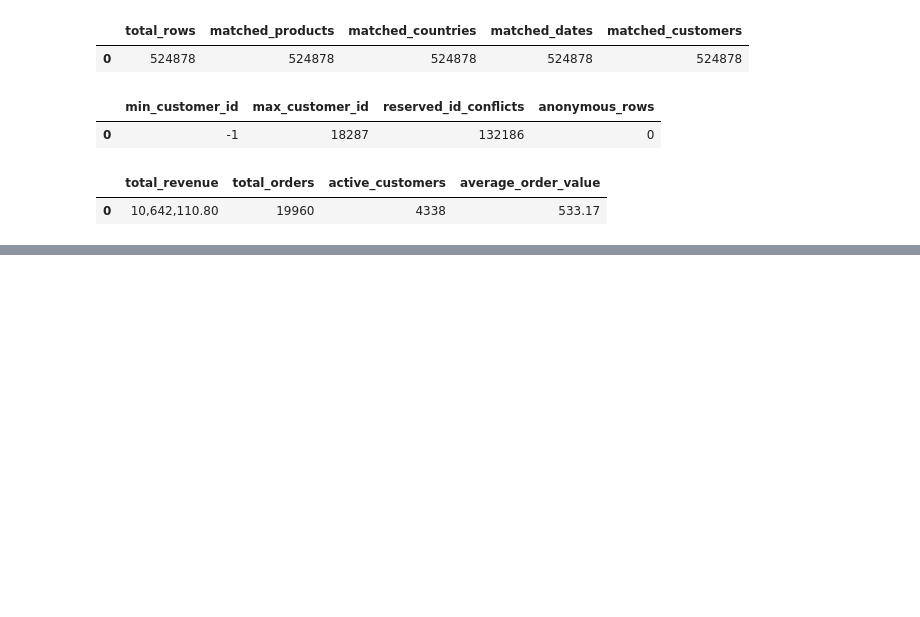
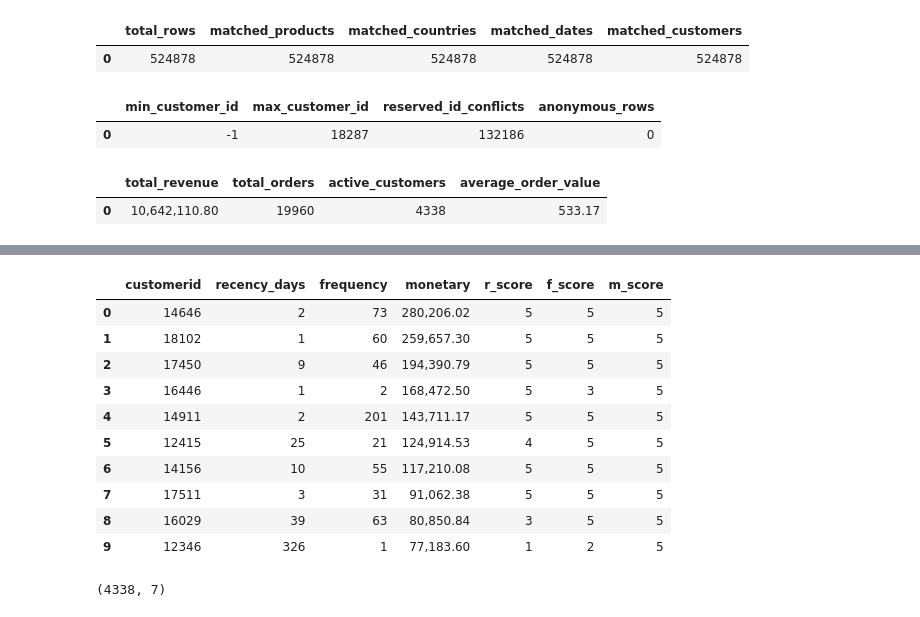
Before and after one commit to yara951/customer-analytics-dashboard, a Jupyter notebook: notebooks/04_sql_advanced.ipynb, the cells around one changed output, grey strips where cells are left out. Drawn from its saved outputs; the diff is of its cells as text; code cells hidden in the pictures; blank space fills up the shorter version.

```diff
--- a/notebooks/04_sql_advanced.ipynb
+++ b/notebooks/04_sql_advanced.ipynb
@@ -1062,0 +1119,13 @@ display(final_kpi_df)
+# %%
+query_rfm_check = """
+SELECT *
+FROM public.dim_customer
+LIMIT 10;
+"""
+
+with engine.connect() as connection:
+    rfm_check_df = pd.read_sql_query(
+        text(query_rfm_check), connection
+    )
+
+display(rfm_check_df)
@@ -1062,0 +1178,51 @@ display(final_kpi_df)
+# %%
+query_rfm_scores = """
+WITH rfm AS (
+    SELECT
+        customerid,
+        DATE '2011-12-10' - MAX(sale_date) AS recency_days,
+        COUNT(DISTINCT invoiceno) AS frequency,
+        ROUND(SUM(revenue)::numeric, 2) AS monetary
+    FROM public.fact_sales
+    WHERE customerid <> -1
+      AND customerid IS NOT NULL
+    GROUP BY customerid
+)
+SELECT
+    *,
+    CEIL(
+        CUME_DIST() OVER (ORDER BY recency_days DESC) * 5
+    )::int AS r_score,
+
+    CEIL(
+        CUME_DIST() OVER (ORDER BY frequency ASC) * 5
+    )::int AS f_score,
+
+    CEIL(
+        CUME_DIST() OVER (ORDER BY monetary ASC) * 5
+    )::int AS m_score
+
+FROM rfm
+ORDER BY monetary DESC;
+"""
+
+with engine.connect() as connection:
+    rfm_scores_df = pd.read_sql_query(
+        text(query_rfm_scores), connection
+    )
+
+display(rfm_scores_df.head(10))
+print(rfm_scores_df.shape)
+# %% [output]
+|  | customerid | recency_days | frequency | monetary | r_score | f_score | m_score |
+| 0 | 14646 | 2 | 73 | 280,206.02 | 5 | 5 | 5 |
+| 1 | 18102 | 1 | 60 | 259,657.30 | 5 | 5 | 5 |
+| 2 | 17450 | 9 | 46 | 194,390.79 | 5 | 5 | 5 |
+| 3 | 16446 | 1 | 2 | 168,472.50 | 5 | 3 | 5 |
+| 4 | 14911 | 2 | 201 | 143,711.17 | 5 | 5 | 5 |
+| 5 | 12415 | 25 | 21 | 124,914.53 | 4 | 5 | 5 |
+| 6 | 14156 | 10 | 55 | 117,210.08 | 5 | 5 | 5 |
+| 7 | 17511 | 3 | 31 | 91,062.38 | 5 | 5 | 5 |
+| 8 | 16029 | 39 | 63 | 80,850.84 | 3 | 5 | 5 |
+| 9 | 12346 | 326 | 1 | 77,183.60 | 1 | 2 | 5 |
+(4338, 7)
```
Also changed, not shown: parts of 15 cells of this notebook, 22 other files.
